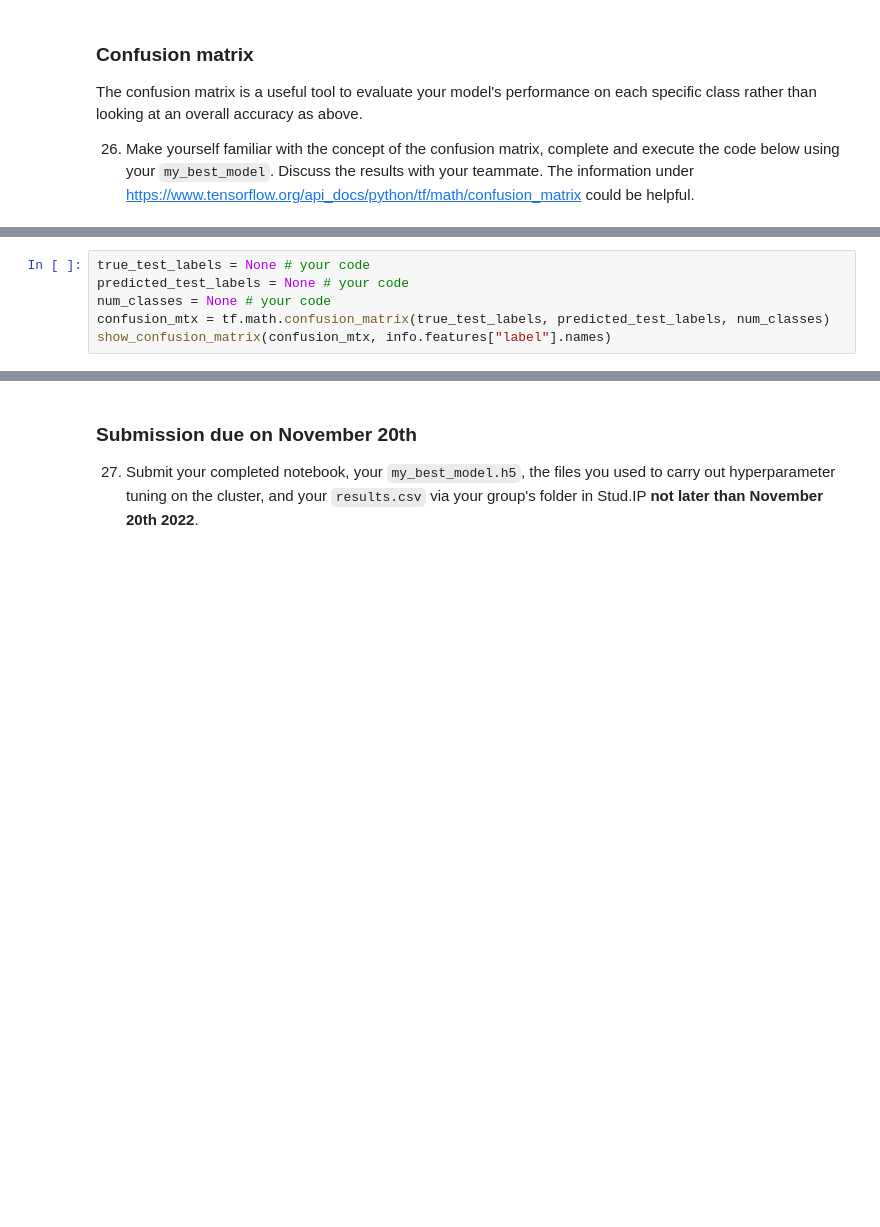
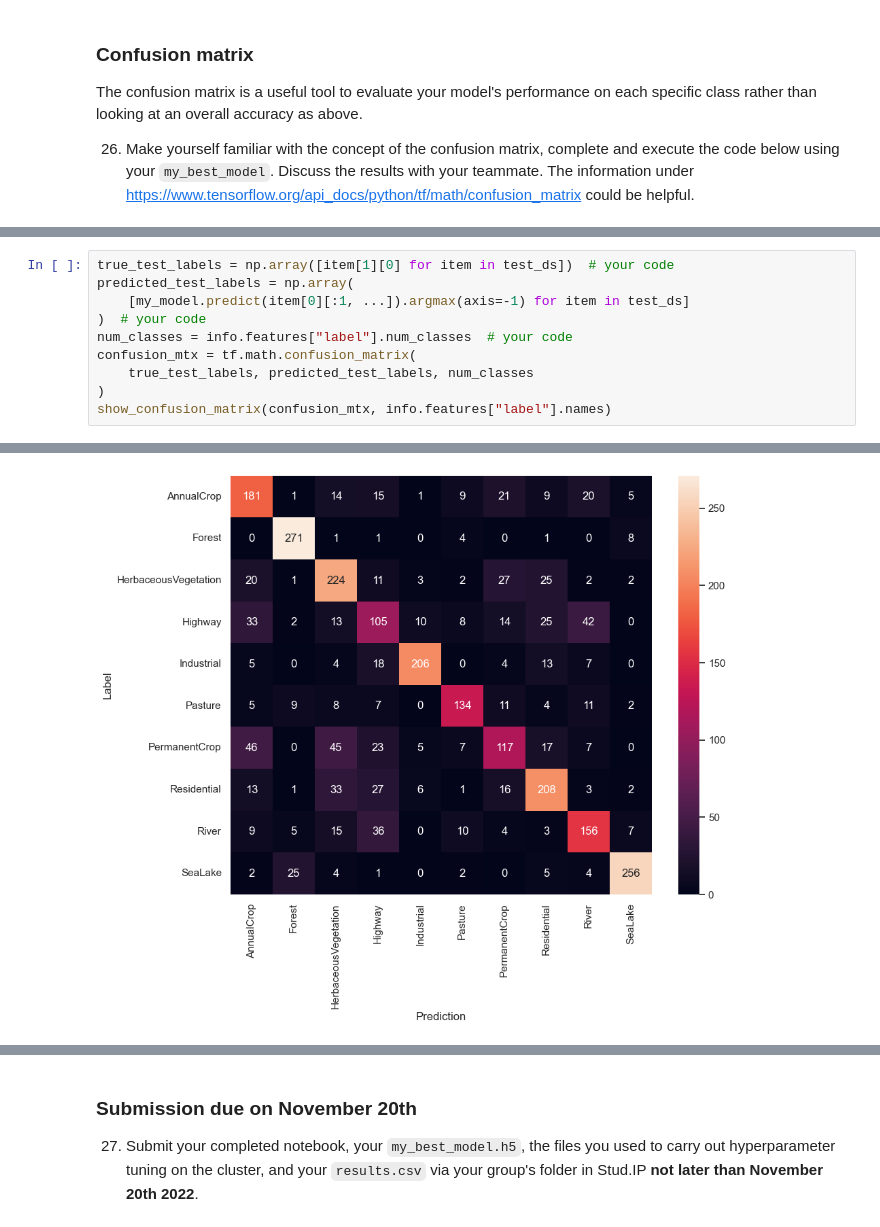
Before and after one commit to CollinsDS2022/Multiclass-Classification-on-EuroSat, a Jupyter notebook: project_1.ipynb, the cells around one changed output, grey strips where cells are left out. Saved outputs shown, nothing was run; the diff lists cells and outputs as text; blank space fills up the shorter version.

```diff
--- a/project_1.ipynb
+++ b/project_1.ipynb
@@ -812,7 +1106,11 @@ def show_confusion_matrix(cm, labels):
 # %%
-true_test_labels = None # your code
-predicted_test_labels = None # your code
-num_classes = None # your code
-confusion_mtx = tf.math.confusion_matrix(true_test_labels, predicted_test_labels, num_classes)
+true_test_labels = np.array([item[1][0] for item in test_ds])  # your code
+predicted_test_labels = np.array(
+    [my_model.predict(item[0][:1, ...]).argmax(axis=-1) for item in test_ds]
+)  # your code
+num_classes = info.features["label"].num_classes  # your code
+confusion_mtx = tf.math.confusion_matrix(
+    true_test_labels, predicted_test_labels, num_classes
+)
 show_confusion_matrix(confusion_mtx, info.features["label"].names)
 # %% [output]
@@ -819,0 +1134 @@ ValueError: Attempt to convert a value (None) with an unsupported type (<class '
+[figure, added]
```
Also changed, not shown: parts of 44 cells of this notebook, 2 other files.
